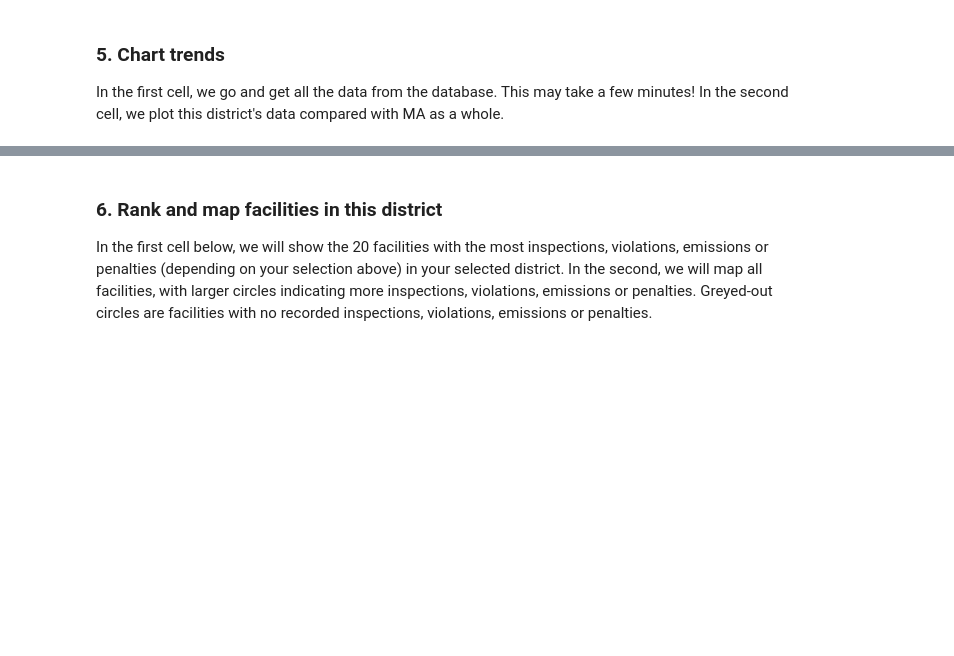
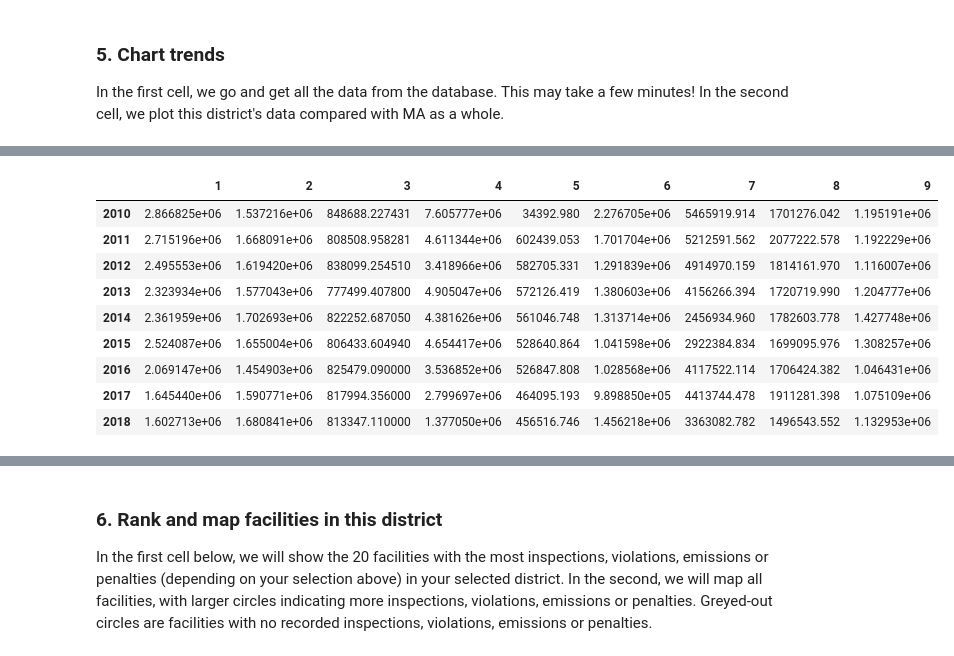
Before and after one commit to edgi-govdata-archiving/ECHO-Sunrise, a Jupyter notebook: ECHO-Sunrise.ipynb, the cells around one changed output, grey strips where cells are left out. Saved outputs shown, nothing was run; the diff lists cells and outputs as text; code cells hidden in the pictures; blank space fills up the shorter version.

```diff
--- a/ECHO-Sunrise.ipynb
+++ b/ECHO-Sunrise.ipynb
@@ -170,3 +254,33 @@ In the second cell, we plot this district's data compared with MA as a whole.
+# %%
+time_data
+d=1
+dabars=[]
+while d < 10: # for the 9 Congressional Districts
+    district_time_data = time_data.loc[(time_data["FAC_DERIVED_CD113"]==d)]
+    # Create district bar charts
+    district_bars = district_time_data.groupby(program.date_field)[[program.agg_col]].sum() # Sum of total emissions, violations, etc. _in this district_ for the whole year
+    district_bars = district_bars.resample('Y').sum() # Resample by year
+    district_bars.index = district_bars.index.strftime('%Y')
+    x=district_bars.to_dict()
+    x = x[program.agg_col]
+    dabars.append(x)
+    d+=1
+d = pd.DataFrame(dabars)
+d = d.transpose()
+c = {i:i+1 for i in range(0,9)}
+d = d.rename(columns=c)
+d
+# %% [output]
+|  | 1 | 2 | 3 | 4 | 5 | 6 | 7 | 8 | 9 |
+| 2010 | 2.866825e+06 | 1.537216e+06 | 848688.227431 | 7.605777e+06 | 34392.980 | 2.276705e+06 | 5465919.914 | 1701276.042 | 1.195191e+06 |
+| 2011 | 2.715196e+06 | 1.668091e+06 | 808508.958281 | 4.611344e+06 | 602439.053 | 1.701704e+06 | 5212591.562 | 2077222.578 | 1.192229e+06 |
+| 2012 | 2.495553e+06 | 1.619420e+06 | 838099.254510 | 3.418966e+06 | 582705.331 | 1.291839e+06 | 4914970.159 | 1814161.970 | 1.116007e+06 |
+| 2013 | 2.323934e+06 | 1.577043e+06 | 777499.407800 | 4.905047e+06 | 572126.419 | 1.380603e+06 | 4156266.394 | 1720719.990 | 1.204777e+06 |
+| 2014 | 2.361959e+06 | 1.702693e+06 | 822252.687050 | 4.381626e+06 | 561046.748 | 1.313714e+06 | 2456934.960 | 1782603.778 | 1.427748e+06 |
+| 2015 | 2.524087e+06 | 1.655004e+06 | 806433.604940 | 4.654417e+06 | 528640.864 | 1.041598e+06 | 2922384.834 | 1699095.976 | 1.308257e+06 |
+| 2016 | 2.069147e+06 | 1.454903e+06 | 825479.090000 | 3.536852e+06 | 526847.808 | 1.028568e+06 | 4117522.114 | 1706424.382 | 1.046431e+06 |
+| 2017 | 1.645440e+06 | 1.590771e+06 | 817994.356000 | 2.799697e+06 | 464095.193 | 9.898850e+05 | 4413744.478 | 1911281.398 | 1.075109e+06 |
+| 2018 | 1.602713e+06 | 1.680841e+06 | 813347.110000 | 1.377050e+06 | 456516.746 | 1.456218e+06 | 3363082.782 | 1496543.552 | 1.132953e+06 |
 # %%
 import time
 start = time.time()
```
Also changed, not shown: parts of 8 cells of this notebook, 1 other file.
